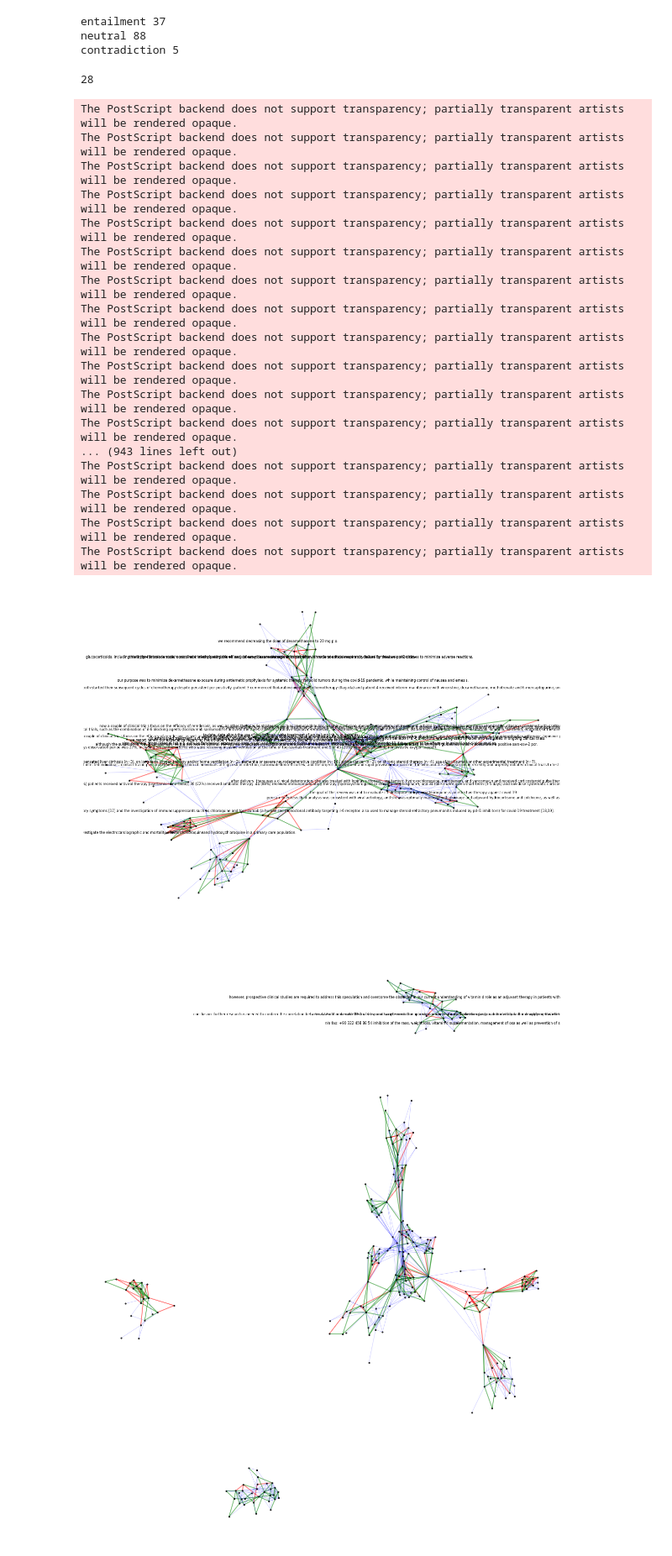
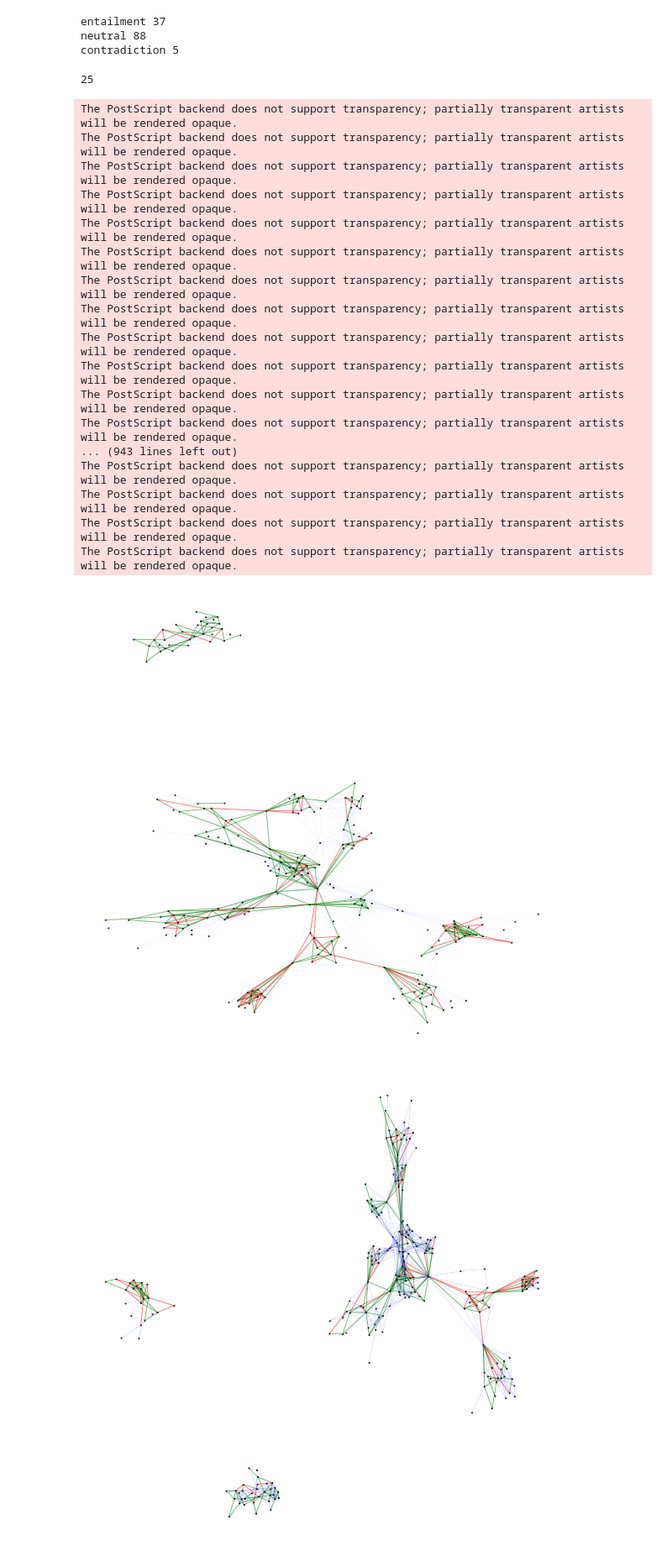
Before and after one commit to CoronaWhy/drug-lit-contradictory-claims, a Jupyter notebook: notebooks/making_roam_trainvaltest.ipynb, the cells around one changed output. Shown at 84% size. Drawn from its saved outputs; the diff is of its cells as text; code cells hidden in the pictures.

Commit message:
Adding the latest changes to the making_roam_trainvaltest notebok, which mostly includes parsing out the results of all the runs so that I could save them into a spreadsheet

```diff
--- a/notebooks/making_roam_trainvaltest.ipynb
+++ b/notebooks/making_roam_trainvaltest.ipynb
@@ -1,7 +0,0 @@
-# %%
-# Load data
-from contradictory_claims.models.evaluate_model import read_data_from_excel
-
-
-roam_path = "/Users/dnsosa/Downloads/Coronawhy-Contra-Claims-Scaling-v2-annotated-2020-10-21.xlsx"
-roam_data = read_data_from_excel(roam_path, "Docs")
@@ -152,7 +142,7 @@ for node in pos:
 
 print(tot_count)
 # %% [output]
-28
+25
 # %%
 import matplotlib.pyplot as plt
 import matplotlib
@@ -173,40 +163,40 @@ nx.draw_networkx_nodes(G,pos,node_color='black',node_size=10, alpha=0.8)
 # edges
 nx.draw_networkx_edges(G, pos, edgelist=e_con, edge_color='r', width=2.0, alpha=0.5)
 nx.draw_networkx_edges(G, pos, edgelist=e_ent, edge_color='g', width=2.0, alpha=0.5)
-nx.draw_networkx_edges(G, pos, edgelist=e_neu, edge_color='b', width=1.0, alpha=0.2)
+nx.draw_networkx_edges(G, pos, edgelist=e_neu, edge_color='b', width=.5, alpha=0.1)
 
 # labels
-nx.draw_networkx_labels(G, pos, subset_labels, font_size=8)
+### nx.draw_networkx_labels(G, pos, subset_labels, font_size=8)
 
 #nx.draw_networkx_edges(G,pos,
 #                       edgelist=[(0,1),(1,2),(2,3),(3,0)],
 #                       width=8,alpha=0.5,edge_color='r')
 #nx.draw_networkx_edges(G,pos,
 #                       edgelist=[(4,5),(5,6),(6,7),(7,4)],
 #                       width=8,alpha=0.5,edge_color='b')
 
-plt.savefig("/Users/dnsosa/Desktop/tryingToSeeAllLabels.eps", format="eps")
+plt.savefig("/Users/dnsosa/Desktop/fullGraph.eps", format="eps")
 plt.axis('off')
 plt.show() # display
 # %% [output]
 The PostScript backend does not support transparency; partially transparent artists will be rendered opaque.
 The PostScript backend does not support transparency; partially transparent artists will be rendered opaque.
 The PostScript backend does not support transparency; partially transparent artists will be rendered opaque.
 The PostScript backend does not support transparency; partially transparent artists will be rendered opaque.
 The PostScript backend does not support transparency; partially transparent artists will be rendered opaque.
 The PostScript backend does not support transparency; partially transparent artists will be rendered opaque.
 The PostScript backend does not support transparency; partially transparent artists will be rendered opaque.
 The PostScript backend does not support transparency; partially transparent artists will be rendered opaque.
 The PostScript backend does not support transparency; partially transparent artists will be rendered opaque.
 The PostScript backend does not support transparency; partially transparent artists will be rendered opaque.
 The PostScript backend does not support transparency; partially transparent artists will be rendered opaque.
 The PostScript backend does not support transparency; partially transparent artists will be rendered opaque.
 ... (943 lines left out)
 The PostScript backend does not support transparency; partially transparent artists will be rendered opaque.
 The PostScript backend does not support transparency; partially transparent artists will be rendered opaque.
 The PostScript backend does not support transparency; partially transparent artists will be rendered opaque.
 The PostScript backend does not support transparency; partially transparent artists will be rendered opaque.
-[figure, old version]
+[figure, new version]
 # %%
 # Removing those 3 nodes:
 list(G.nodes)
```
Also changed, not shown: parts of 3 cells of this notebook.
